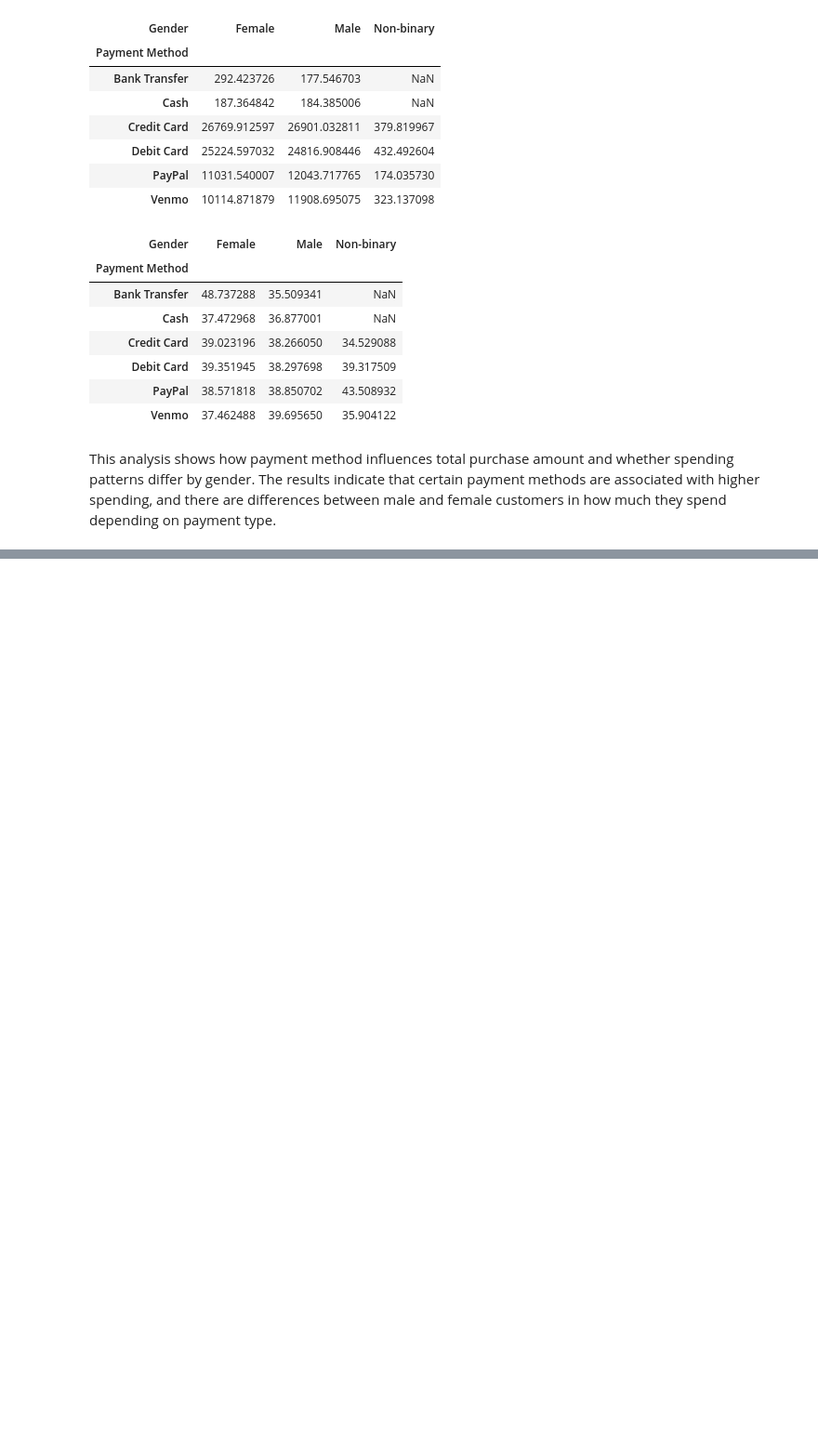
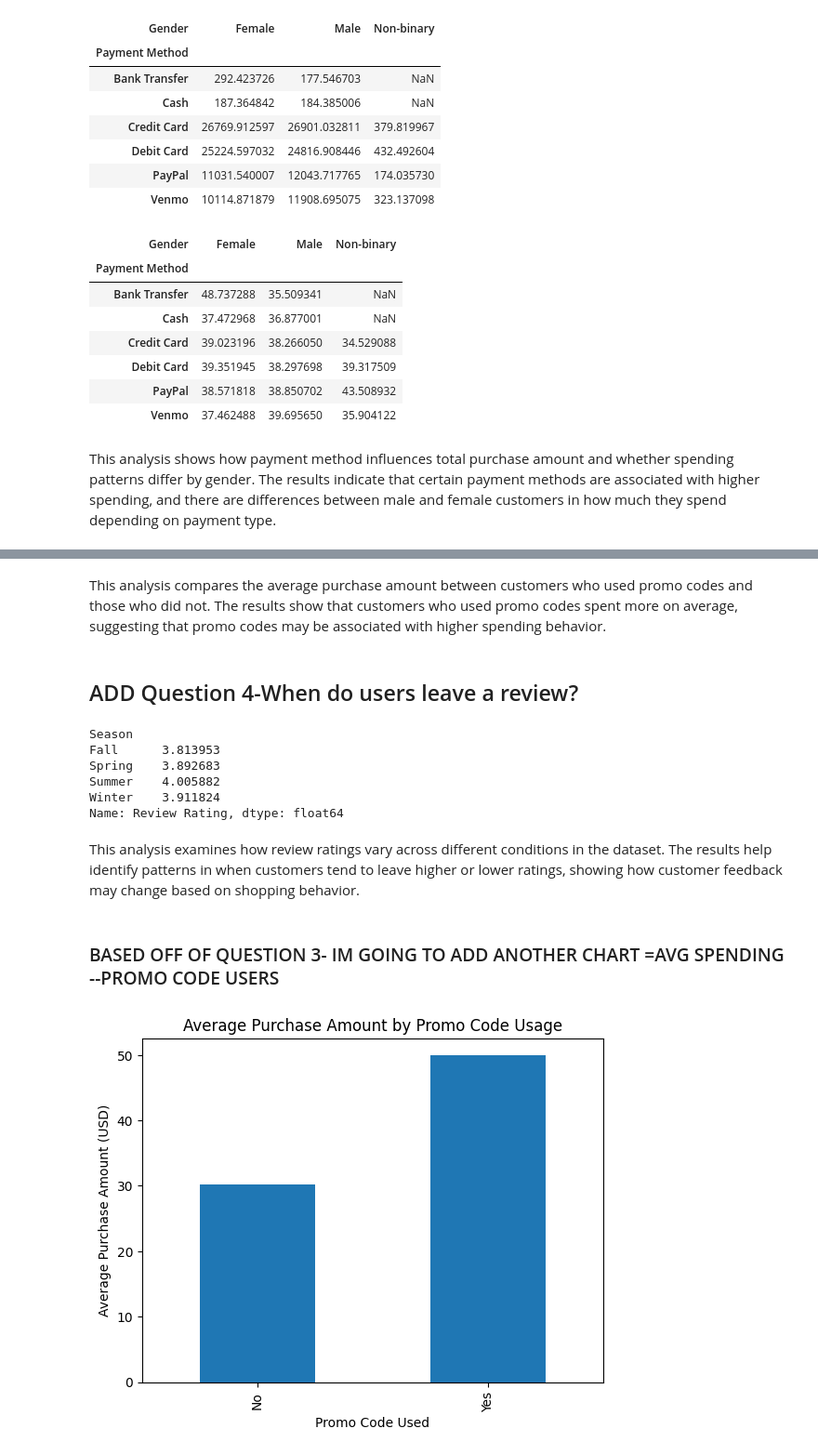
Before and after one commit to ML-creates/Shopping-Analysis, a Jupyter notebook: data/explore.ipynb, the cells around one changed output, grey strips where cells are left out. Shown at 93% size. Saved outputs shown, nothing was run; the diff lists cells and outputs as text; code cells hidden in the pictures; blank space fills up the shorter version.

Commit message:
Completed full shopping analysis notebook

```diff
--- a/data/explore.ipynb
+++ b/data/explore.ipynb
@@ -152,0 +196,26 @@ This analysis shows how payment method influences total purchase amount and whet
+# %% [markdown]
+This analysis compares the average purchase amount between customers who used promo codes and those who did not. The results show that customers who used promo codes spent more on average, suggesting that promo codes may be associated with higher spending behavior.
+# %% [markdown]
+## ADD Question 4-When do users leave a review?
+# %%
+df['Review Rating'].value_counts().sort_index()
+df.groupby('Season')['Review Rating'].mean()
+# %% [output]
+Season
+Fall      3.813953
+Spring    3.892683
+Summer    4.005882
+Winter    3.911824
+Name: Review Rating, dtype: float64
+# %% [markdown]
+This analysis examines how review ratings vary across different conditions in the dataset. The results help identify patterns in when customers tend to leave higher or lower ratings, showing how customer feedback may change based on shopping behavior.
+# %% [markdown]
+### BASED OFF OF QUESTION 3- IM GOING TO ADD ANOTHER CHART =AVG SPENDING --PROMO CODE USERS
+# %%
+df.groupby('Promo Code Used')['Purchase Amount (USD)'].mean().plot(kind='bar')
+plt.title('Average Purchase Amount by Promo Code Usage')
+plt.xlabel('Promo Code Used')
+plt.ylabel('Average Purchase Amount (USD)')
+plt.show()
+# %% [output]
+[figure, added]
```
Also changed, not shown: parts of 9 cells of this notebook.
